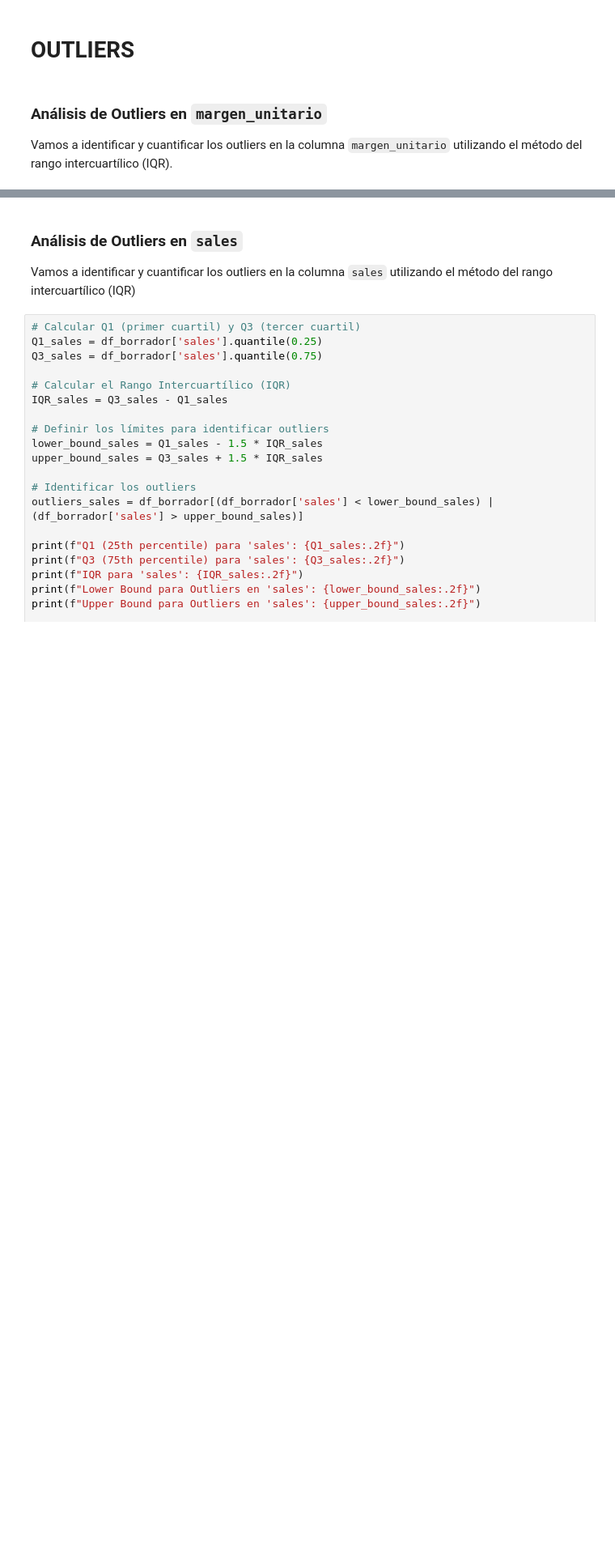
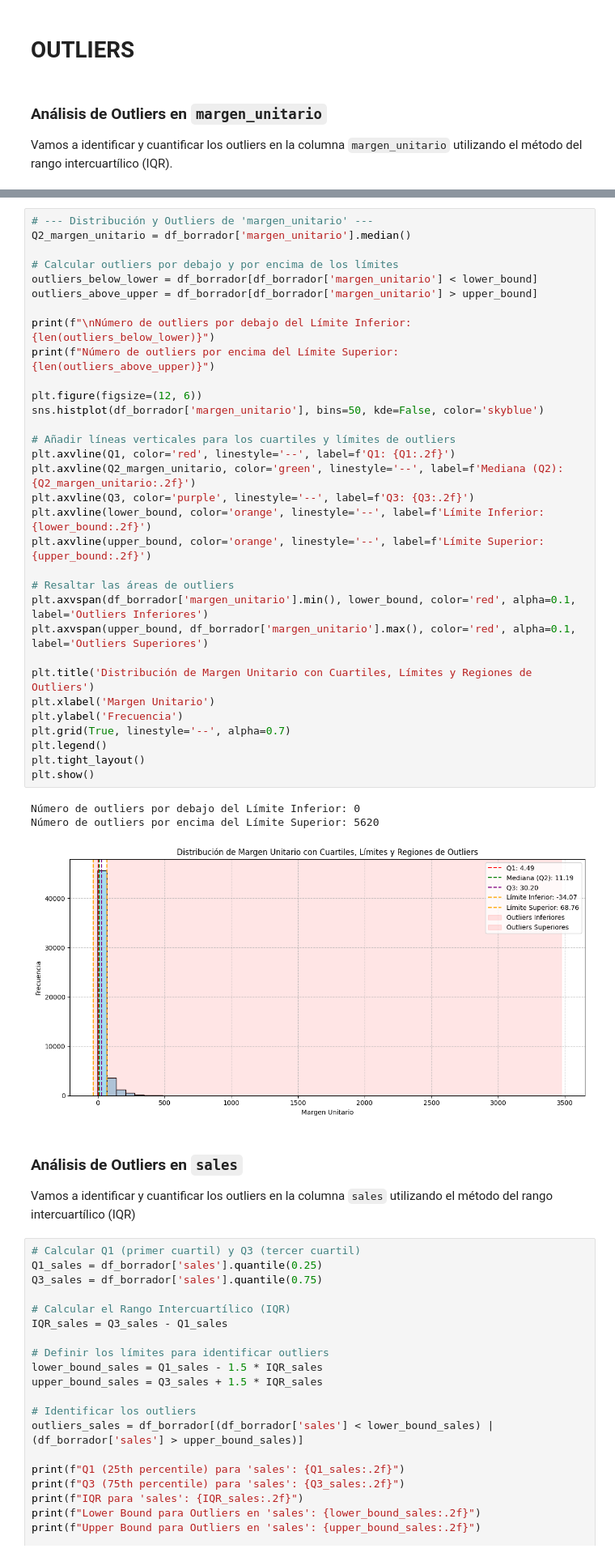
Before and after one commit to DAGP1145/MineriaDeDatos2, a Jupyter notebook: Dataset.ipynb, the cells around one changed output, grey strips where cells are left out. Shown at 81% size. Drawn from its saved outputs; the diff is of its cells as text; blank space fills up the shorter version.

```diff
--- a/Dataset.ipynb
+++ b/Dataset.ipynb
@@ -717,6 +719,42 @@ Primeras 10 filas de outliers por margen unitario:
 | 58 | CA-2011-167199 | 2011-01-07 | 2011-01-11 | Standard Class | Maria Etezadi | Home Office | Kentucky | United States | US | ... |
 | 59 | CA-2011-167199 | 2011-01-07 | 2011-01-11 | Standard Class | Maria Etezadi | Home Office | Kentucky | United States | US | ... |
 | 60 | CA-2011-167199 | 2011-01-07 | 2011-01-11 | Standard Class | Maria Etezadi | Home Office | Kentucky | United States | US | ... |
+# %%
+# --- Distribución y Outliers de 'margen_unitario' ---
+Q2_margen_unitario = df_borrador['margen_unitario'].median()
+
+# Calcular outliers por debajo y por encima de los límites
+outliers_below_lower = df_borrador[df_borrador['margen_unitario'] < lower_bound]
+outliers_above_upper = df_borrador[df_borrador['margen_unitario'] > upper_bound]
+
+print(f"\nNúmero de outliers por debajo del Límite Inferior: {len(outliers_below_lower)}")
+print(f"Número de outliers por encima del Límite Superior: {len(outliers_above_upper)}")
+
+plt.figure(figsize=(12, 6))
+sns.histplot(df_borrador['margen_unitario'], bins=50, kde=False, color='skyblue')
+
+# Añadir líneas verticales para los cuartiles y límites de outliers
+plt.axvline(Q1, color='red', linestyle='--', label=f'Q1: {Q1:.2f}')
+plt.axvline(Q2_margen_unitario, color='green', linestyle='--', label=f'Mediana (Q2): {Q2_margen_unitario:.2f}')
+plt.axvline(Q3, color='purple', linestyle='--', label=f'Q3: {Q3:.2f}')
+plt.axvline(lower_bound, color='orange', linestyle='--', label=f'Límite Inferior: {lower_bound:.2f}')
+plt.axvline(upper_bound, color='orange', linestyle='--', label=f'Límite Superior: {upper_bound:.2f}')
+
+# Resaltar las áreas de outliers
+plt.axvspan(df_borrador['margen_unitario'].min(), lower_bound, color='red', alpha=0.1, label='Outliers Inferiores')
+plt.axvspan(upper_bound, df_borrador['margen_unitario'].max(), color='red', alpha=0.1, label='Outliers Superiores')
+
+plt.title('Distribución de Margen Unitario con Cuartiles, Límites y Regiones de Outliers')
+plt.xlabel('Margen Unitario')
+plt.ylabel('Frecuencia')
+plt.grid(True, linestyle='--', alpha=0.7)
+plt.legend()
+plt.tight_layout()
+plt.show()
+# %% [output]
+Número de outliers por debajo del Límite Inferior: 0
+Número de outliers por encima del Límite Superior: 5620
+[figure, added]
 # %% [markdown]
 ### Análisis de Outliers en `sales`
 
```
Also changed, not shown: parts of 37 cells of this notebook.
